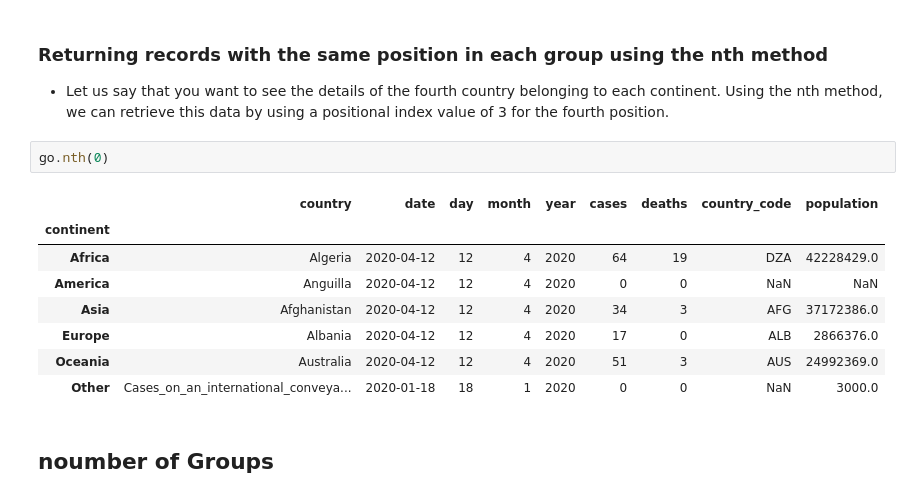
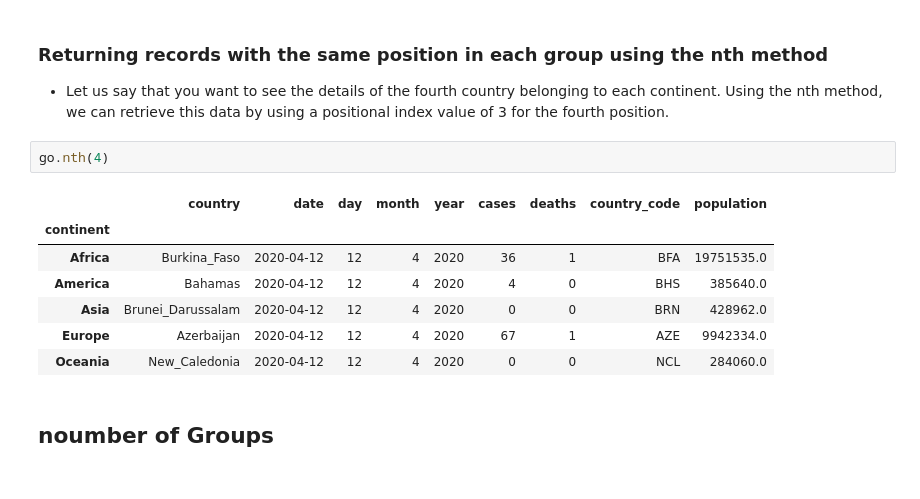
Before and after one commit to svkarthik86/Advanced-python, a Jupyter notebook: Pandas_DataFrame_Lec.ipynb, the cells around one changed output. Cells and saved outputs as stored; diff of their text form.

```diff
--- a/Pandas_DataFrame_Lec.ipynb
+++ b/Pandas_DataFrame_Lec.ipynb
@@ -1872,16 +1928,15 @@ dict_keys(['Africa', 'America', 'Asia', 'Europe', 'Oceania', 'Other'])
 ### Returning records with the same position in each group using the nth method
 - Let us say that you want to see the details of the fourth country belonging to each continent. Using the nth method, we can retrieve this data by using a positional index value of 3 for the fourth position.
 # %%
-go.nth(0)
+go.nth(4)
 # %% [output]
 |  | country | date | day | month | year | cases | deaths | country_code | population |
 | continent |  |  |  |  |  |  |  |  |  |
-| Africa | Algeria | 2020-04-12 | 12 | 4 | 2020 | 64 | 19 | DZA | 42228429.0 |
-| America | Anguilla | 2020-04-12 | 12 | 4 | 2020 | 0 | 0 | NaN | NaN |
-| Asia | Afghanistan | 2020-04-12 | 12 | 4 | 2020 | 34 | 3 | AFG | 37172386.0 |
-| Europe | Albania | 2020-04-12 | 12 | 4 | 2020 | 17 | 0 | ALB | 2866376.0 |
-| Oceania | Australia | 2020-04-12 | 12 | 4 | 2020 | 51 | 3 | AUS | 24992369.0 |
-| Other | Cases_on_an_international_conveya... | 2020-01-18 | 18 | 1 | 2020 | 0 | 0 | NaN | 3000.0 |
+| Africa | Burkina_Faso | 2020-04-12 | 12 | 4 | 2020 | 36 | 1 | BFA | 19751535.0 |
+| America | Bahamas | 2020-04-12 | 12 | 4 | 2020 | 4 | 0 | BHS | 385640.0 |
+| Asia | Brunei_Darussalam | 2020-04-12 | 12 | 4 | 2020 | 0 | 0 | BRN | 428962.0 |
+| Europe | Azerbaijan | 2020-04-12 | 12 | 4 | 2020 | 67 | 1 | AZE | 9942334.0 |
+| Oceania | New_Caledonia | 2020-04-12 | 12 | 4 | 2020 | 0 | 0 | NCL | 284060.0 |
 # %% [markdown]
 ## noumber of Groups
 # %%
```
Also changed, not shown: parts of 196 cells of this notebook.
